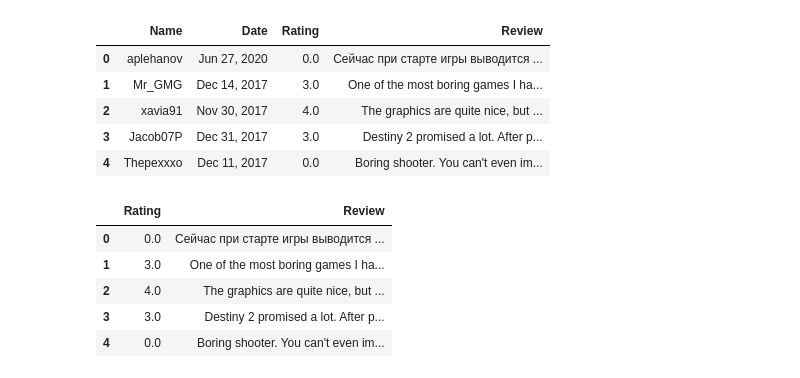
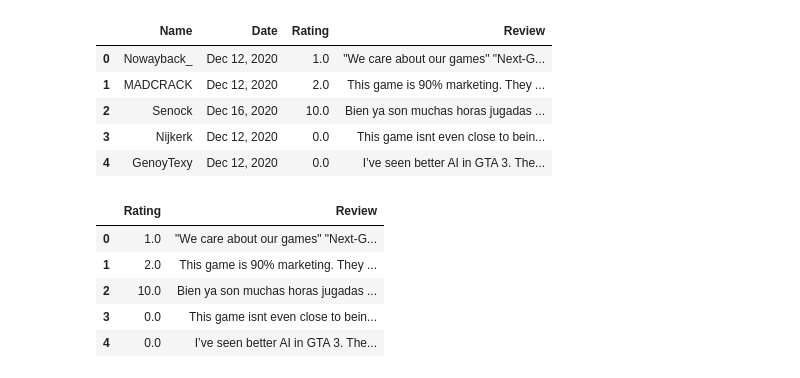
Before and after one commit to rgenge/LaunchHacks-Hackaton-ML, a Jupyter notebook: sentiment.ipynb, the cells around one changed output. Saved outputs shown, nothing was run; the diff lists cells and outputs as text; code cells hidden in the pictures.

```diff
--- a/sentiment.ipynb
+++ b/sentiment.ipynb
@@ -1,33 +1,34 @@
 # %%
 import numpy as np
+import langdetect
 #import seaborn as sns
 %matplotlib inline
 import matplotlib.pyplot as plt
 import pandas as pd
 import re
 import utils
 from utils import *
 
 #Reading Data
-df = pd.read_csv('ratings2.csv', lineterminator='\n')
+df = pd.read_csv('ratings.csv', lineterminator='\n')
 df.head()
 # %% [output]
 |  | Name | Date | Rating | Review |
-| 0 | aplehanov | Jun 27, 2020 | 0.0 | Сейчас при старте игры выводится ... |
-| 1 | Mr_GMG | Dec 14, 2017 | 3.0 | One of the most boring games I ha... |
-| 2 | xavia91 | Nov 30, 2017 | 4.0 | The graphics are quite nice, but ... |
-| 3 | Jacob07P | Dec 31, 2017 | 3.0 | Destiny 2 promised a lot. After p... |
-| 4 | Thepexxxo | Dec 11, 2017 | 0.0 | Boring shooter. You can't even im... |
+| 0 | Nowayback_ | Dec 12, 2020 | 1.0 | "We care about our games" "Next-G... |
+| 1 | MADCRACK | Dec 12, 2020 | 2.0 | This game is 90% marketing. They ... |
+| 2 | Senock | Dec 16, 2020 | 10.0 | Bien ya son muchas horas jugadas ... |
+| 3 | Nijkerk | Dec 12, 2020 | 0.0 | This game isnt even close to bein... |
+| 4 | GenoyTexy | Dec 12, 2020 | 0.0 | I’ve seen better AI in GTA 3. The... |
 # %%
 df = df[['Rating', "Review"]]
 df.head()
 # %% [output]
 |  | Rating | Review |
-| 0 | 0.0 | Сейчас при старте игры выводится ... |
-| 1 | 3.0 | One of the most boring games I ha... |
-| 2 | 4.0 | The graphics are quite nice, but ... |
-| 3 | 3.0 | Destiny 2 promised a lot. After p... |
-| 4 | 0.0 | Boring shooter. You can't even im... |
+| 0 | 1.0 | "We care about our games" "Next-G... |
+| 1 | 2.0 | This game is 90% marketing. They ... |
+| 2 | 10.0 | Bien ya son muchas horas jugadas ... |
+| 3 | 0.0 | This game isnt even close to bein... |
+| 4 | 0.0 | I’ve seen better AI in GTA 3. The... |
 # %%
 # Split data by reviews types
 print(f'Positive >= 7: {len(df.loc[df["Rating"] >= 7])}')
```
Also changed, not shown: parts of 3 cells of this notebook, 1 other file.
